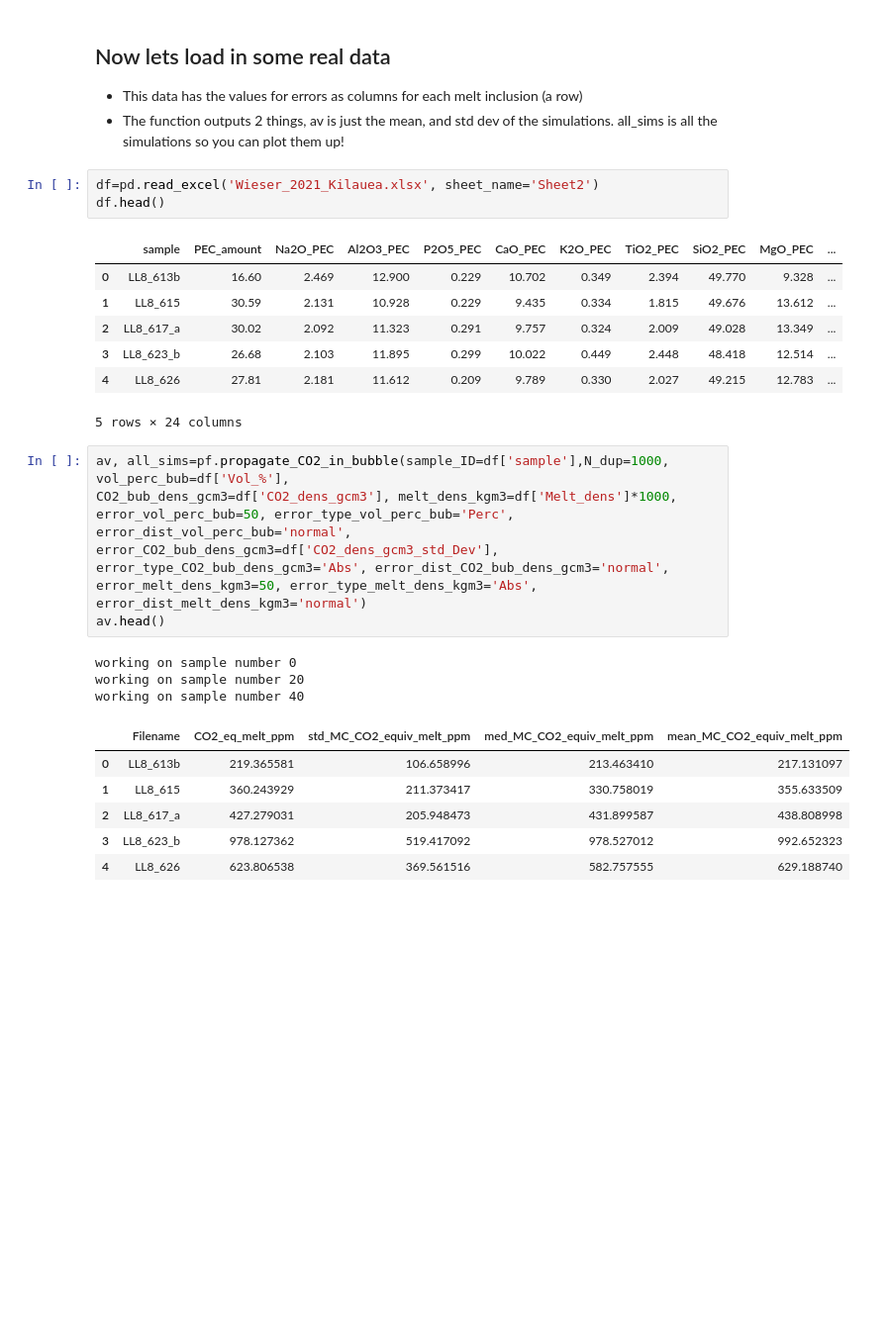
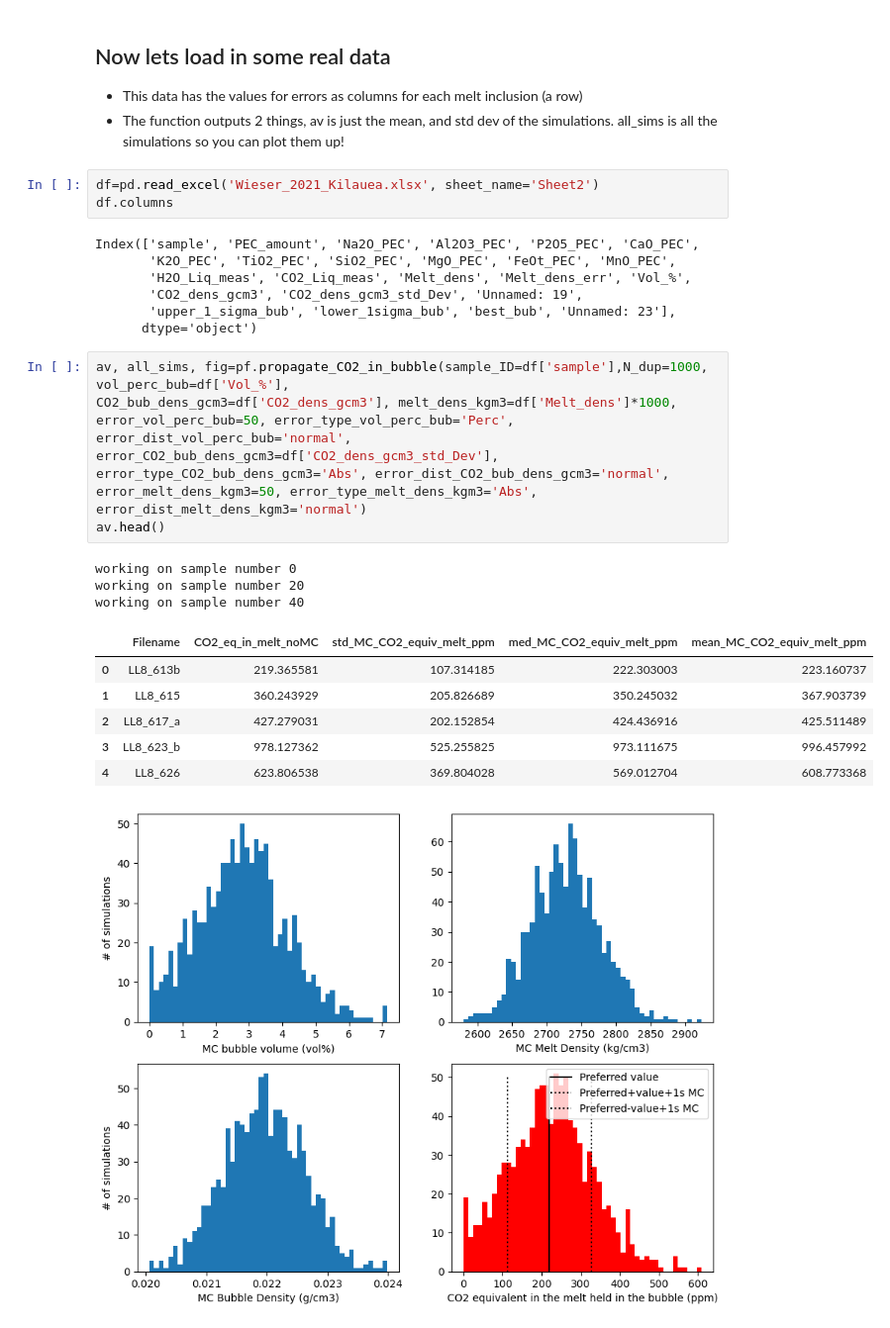
Before and after one commit to PennyWieser/DiadFit, a Jupyter notebook: docs/Examples/Example8_Uncertainty_MI_Vapour_Bubbles/CO2_error_prop.ipynb, the cells around one changed output. Shown at 99% size. Drawn from its saved outputs; the diff is of its cells as text; blank space fills up the shorter version.

Commit message:
plot for monte carlo

```diff
--- a/docs/Examples/Example8_Uncertainty_MI_Vapour_Bubbles/CO2_error_prop.ipynb
+++ b/docs/Examples/Example8_Uncertainty_MI_Vapour_Bubbles/CO2_error_prop.ipynb
@@ -23,30 +91,30 @@ error_melt_dens_kgm3=200, error_type_melt_dens_kgm3='Abs', error_dist_melt_dens_
 - The function outputs 2 things, av is just the mean, and std dev of the simulations. all_sims is all the simulations so you can plot them up!
 # %%
 df=pd.read_excel('Wieser_2021_Kilauea.xlsx', sheet_name='Sheet2')
-df.head()
+df.columns
 # %% [output]
-|  | sample | PEC_amount | Na2O_PEC | Al2O3_PEC | P2O5_PEC | CaO_PEC | K2O_PEC | TiO2_PEC | SiO2_PEC | MgO_PEC | ... |
-| 0 | LL8_613b | 16.60 | 2.469 | 12.900 | 0.229 | 10.702 | 0.349 | 2.394 | 49.770 | 9.328 | ... |
-| 1 | LL8_615 | 30.59 | 2.131 | 10.928 | 0.229 | 9.435 | 0.334 | 1.815 | 49.676 | 13.612 | ... |
-| 2 | LL8_617_a | 30.02 | 2.092 | 11.323 | 0.291 | 9.757 | 0.324 | 2.009 | 49.028 | 13.349 | ... |
-| 3 | LL8_623_b | 26.68 | 2.103 | 11.895 | 0.299 | 10.022 | 0.449 | 2.448 | 48.418 | 12.514 | ... |
-| 4 | LL8_626 | 27.81 | 2.181 | 11.612 | 0.209 | 9.789 | 0.330 | 2.027 | 49.215 | 12.783 | ... |
-5 rows × 24 columns
+Index(['sample', 'PEC_amount', 'Na2O_PEC', 'Al2O3_PEC', 'P2O5_PEC', 'CaO_PEC',
+       'K2O_PEC', 'TiO2_PEC', 'SiO2_PEC', 'MgO_PEC', 'FeOt_PEC', 'MnO_PEC',
+       'H2O_Liq_meas', 'CO2_Liq_meas', 'Melt_dens', 'Melt_dens_err', 'Vol_%',
+       'CO2_dens_gcm3', 'CO2_dens_gcm3_std_Dev', 'Unnamed: 19',
+       'upper_1_sigma_bub', 'lower_1sigma_bub', 'best_bub', 'Unnamed: 23'],
+      dtype='object')
 # %%
-av, all_sims=pf.propagate_CO2_in_bubble(sample_ID=df['sample'],N_dup=1000, vol_perc_bub=df['Vol_%'],
+av, all_sims, fig=pf.propagate_CO2_in_bubble(sample_ID=df['sample'],N_dup=1000, vol_perc_bub=df['Vol_%'],
 CO2_bub_dens_gcm3=df['CO2_dens_gcm3'], melt_dens_kgm3=df['Melt_dens']*1000,
 error_vol_perc_bub=50, error_type_vol_perc_bub='Perc', error_dist_vol_perc_bub='normal',
 error_CO2_bub_dens_gcm3=df['CO2_dens_gcm3_std_Dev'],
 error_type_CO2_bub_dens_gcm3='Abs', error_dist_CO2_bub_dens_gcm3='normal',
 error_melt_dens_kgm3=50, error_type_melt_dens_kgm3='Abs', error_dist_melt_dens_kgm3='normal')
 av.head()
 # %% [output]
 working on sample number 0
 working on sample number 20
 working on sample number 40
-|  | Filename | CO2_eq_melt_ppm | std_MC_CO2_equiv_melt_ppm | med_MC_CO2_equiv_melt_ppm | mean_MC_CO2_equiv_melt_ppm |
-| 0 | LL8_613b | 219.365581 | 106.658996 | 213.463410 | 217.131097 |
-| 1 | LL8_615 | 360.243929 | 211.373417 | 330.758019 | 355.633509 |
-| 2 | LL8_617_a | 427.279031 | 205.948473 | 431.899587 | 438.808998 |
-| 3 | LL8_623_b | 978.127362 | 519.417092 | 978.527012 | 992.652323 |
-| 4 | LL8_626 | 623.806538 | 369.561516 | 582.757555 | 629.188740 |
+|  | Filename | CO2_eq_in_melt_noMC | std_MC_CO2_equiv_melt_ppm | med_MC_CO2_equiv_melt_ppm | mean_MC_CO2_equiv_melt_ppm |
+| 0 | LL8_613b | 219.365581 | 107.314185 | 222.303003 | 223.160737 |
+| 1 | LL8_615 | 360.243929 | 205.826689 | 350.245032 | 367.903739 |
+| 2 | LL8_617_a | 427.279031 | 202.152854 | 424.436916 | 425.511489 |
+| 3 | LL8_623_b | 978.127362 | 525.255825 | 973.111675 | 996.457992 |
+| 4 | LL8_626 | 623.806538 | 369.804028 | 569.012704 | 608.773368 |
+[figure, added]
```
Also changed, not shown: parts of 8 cells of this notebook, 3 other files.
